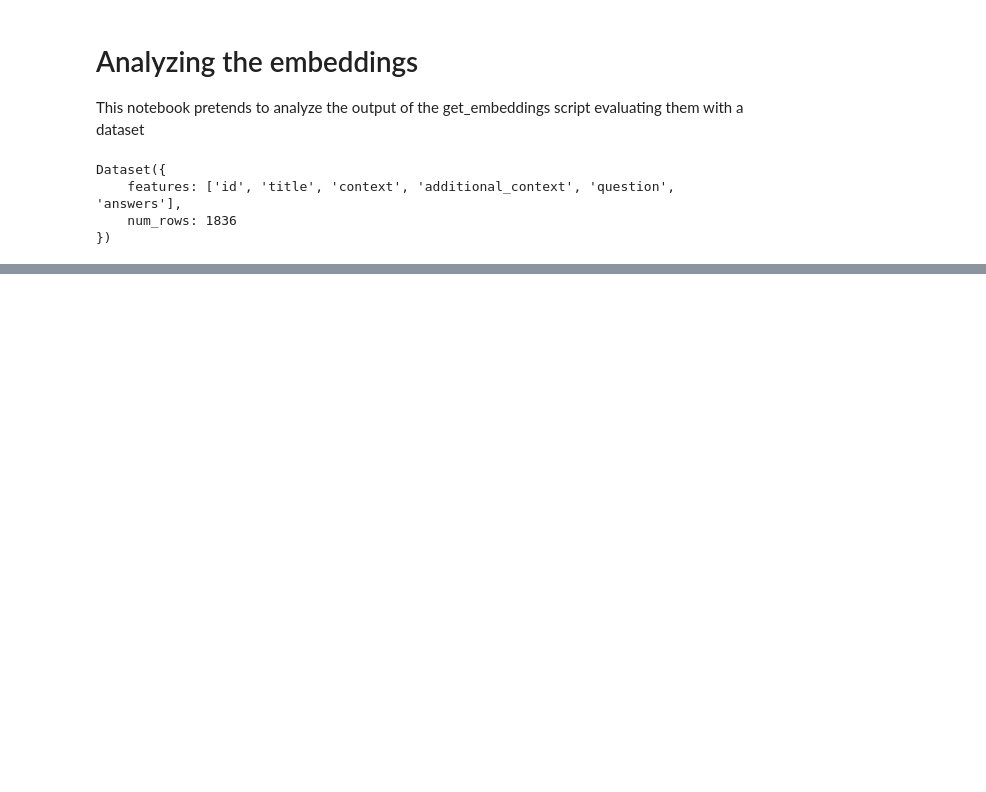
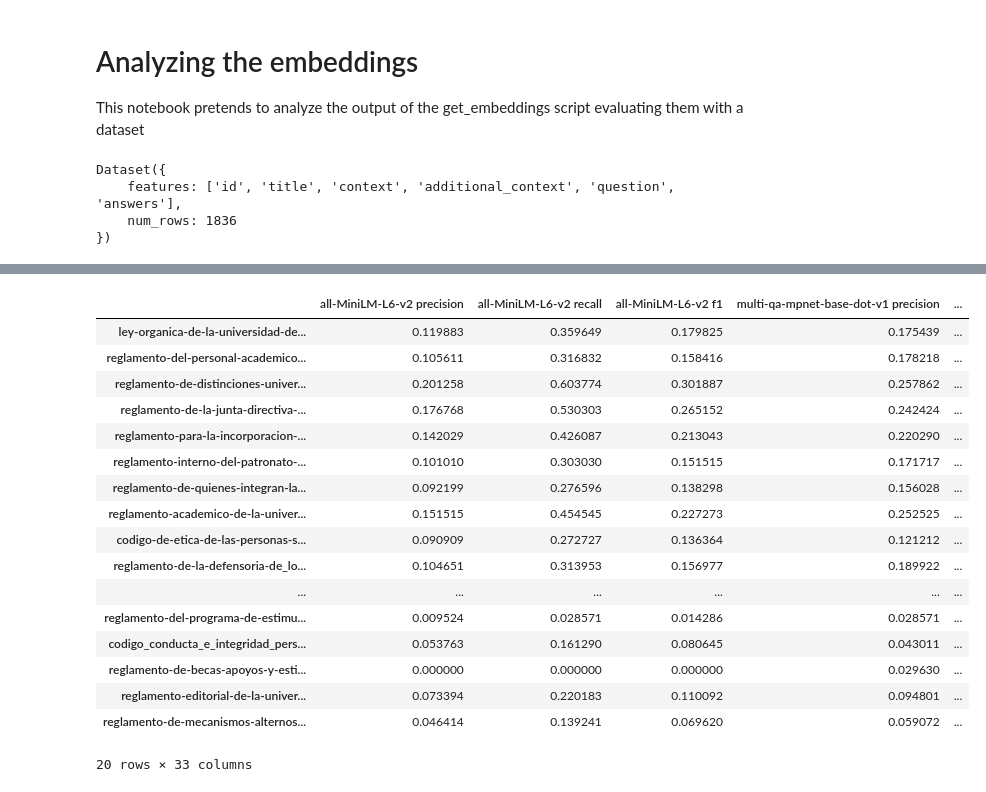
Before and after one commit to Rivert97/normativity-models, a Jupyter notebook: notebooks/full_analysis.ipynb, the cells around one changed output, grey strips where cells are left out. Drawn from its saved outputs; the diff is of its cells as text; code cells hidden in the pictures; blank space fills up the shorter version.

```diff
--- a/notebooks/full_analysis.ipynb
+++ b/notebooks/full_analysis.ipynb
@@ -389,0 +389,22 @@ full_df_metrics.to_csv(metrics_filename, sep=',')
+# %%
+final_metrics_by_file = pd.concat(all_models_metrics_by_file, ignore_index=False, axis=1)
+final_metrics_by_file
+# %% [output]
+|  | all-MiniLM-L6-v2 precision | all-MiniLM-L6-v2 recall | all-MiniLM-L6-v2 f1 | multi-qa-mpnet-base-dot-v1 precision | ... |
+| ley-organica-de-la-universidad-de... | 0.119883 | 0.359649 | 0.179825 | 0.175439 | ... |
+| reglamento-del-personal-academico... | 0.105611 | 0.316832 | 0.158416 | 0.178218 | ... |
+| reglamento-de-distinciones-univer... | 0.201258 | 0.603774 | 0.301887 | 0.257862 | ... |
+| reglamento-de-la-junta-directiva-... | 0.176768 | 0.530303 | 0.265152 | 0.242424 | ... |
+| reglamento-para-la-incorporacion-... | 0.142029 | 0.426087 | 0.213043 | 0.220290 | ... |
+| reglamento-interno-del-patronato-... | 0.101010 | 0.303030 | 0.151515 | 0.171717 | ... |
+| reglamento-de-quienes-integran-la... | 0.092199 | 0.276596 | 0.138298 | 0.156028 | ... |
+| reglamento-academico-de-la-univer... | 0.151515 | 0.454545 | 0.227273 | 0.252525 | ... |
+| codigo-de-etica-de-las-personas-s... | 0.090909 | 0.272727 | 0.136364 | 0.121212 | ... |
+| reglamento-de-la-defensoria-de_lo... | 0.104651 | 0.313953 | 0.156977 | 0.189922 | ... |
+| ... | ... | ... | ... | ... | ... |
+| reglamento-del-programa-de-estimu... | 0.009524 | 0.028571 | 0.014286 | 0.028571 | ... |
+| codigo_conducta_e_integridad_pers... | 0.053763 | 0.161290 | 0.080645 | 0.043011 | ... |
+| reglamento-de-becas-apoyos-y-esti... | 0.000000 | 0.000000 | 0.000000 | 0.029630 | ... |
+| reglamento-editorial-de-la-univer... | 0.073394 | 0.220183 | 0.110092 | 0.094801 | ... |
+| reglamento-de-mecanismos-alternos... | 0.046414 | 0.139241 | 0.069620 | 0.059072 | ... |
+20 rows × 33 columns
```
Also changed, not shown: parts of 29 cells of this notebook.
